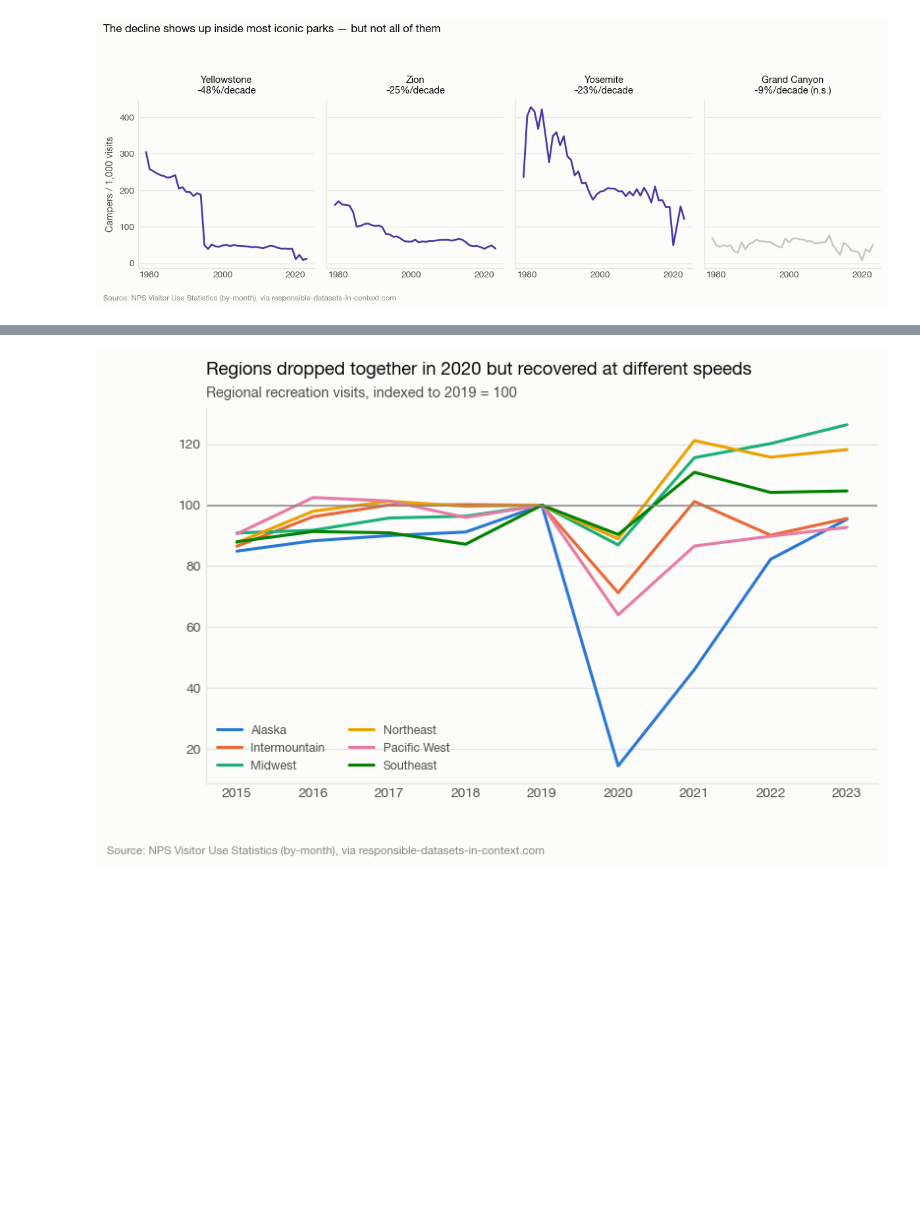
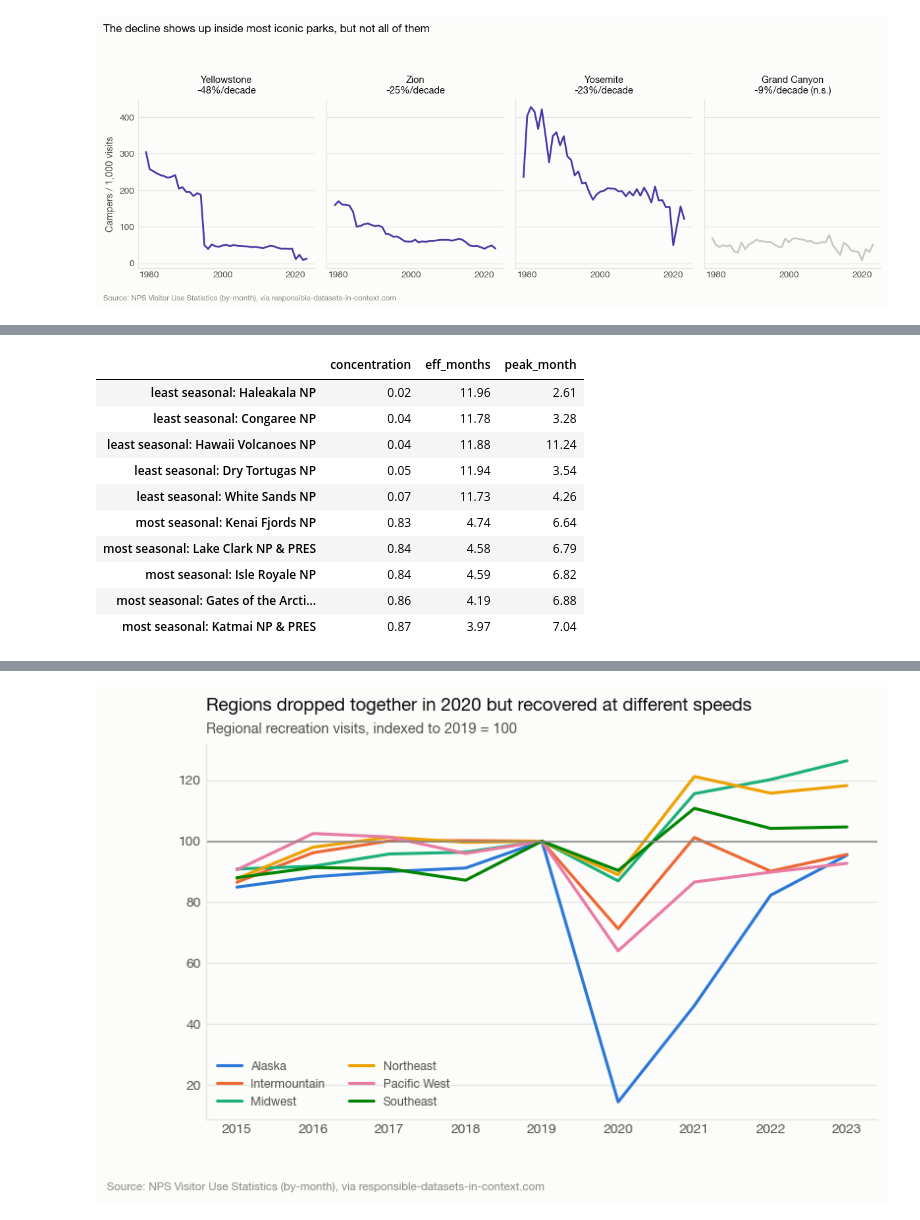
Before and after one commit to sikandaral/SI_699_mini_project, a Jupyter notebook: notebooks/sikandar_eda.ipynb, the cells around one changed output, grey strips where cells are left out. Saved outputs shown, nothing was run; the diff lists cells and outputs as text; code cells hidden in the pictures; blank space fills up the shorter version.

```diff
--- a/notebooks/sikandar_eda.ipynb
+++ b/notebooks/sikandar_eda.ipynb
@@ -438,0 +390,21 @@ but consistent with the same broader story of *changing* seasonal windows.
+# %%
+recent = df[df.Year.between(2019, 2023)]
+season_recent = npdata.seasonality_indices(npdata.monthly_matrix(recent, ["ParkName"])).dropna()
+
+extremes = pd.concat([season_recent.nsmallest(5, "concentration"),
+                      season_recent.nlargest(5, "concentration").iloc[::-1]])
+extremes.index = ([f"least seasonal: {p}" for p in season_recent.nsmallest(5, "concentration").index]
+                  + [f"most seasonal: {p}" for p in season_recent.nlargest(5, "concentration").index[::-1]])
+extremes[["concentration", "eff_months", "peak_month"]].round(2)
+# %% [output]
+|  | concentration | eff_months | peak_month |
+| least seasonal: Haleakala NP | 0.02 | 11.96 | 2.61 |
+| least seasonal: Congaree NP | 0.04 | 11.78 | 3.28 |
+| least seasonal: Hawaii Volcanoes NP | 0.04 | 11.88 | 11.24 |
+| least seasonal: Dry Tortugas NP | 0.05 | 11.94 | 3.54 |
+| least seasonal: White Sands NP | 0.07 | 11.73 | 4.26 |
+| most seasonal: Kenai Fjords NP | 0.83 | 4.74 | 6.64 |
+| most seasonal: Lake Clark NP & PRES | 0.84 | 4.58 | 6.79 |
+| most seasonal: Isle Royale NP | 0.84 | 4.59 | 6.82 |
+| most seasonal: Gates of the Arcti... | 0.86 | 4.19 | 6.88 |
+| most seasonal: Katmai NP & PRES | 0.87 | 3.97 | 7.04 |
```
Also changed, not shown: parts of 37 cells of this notebook.
